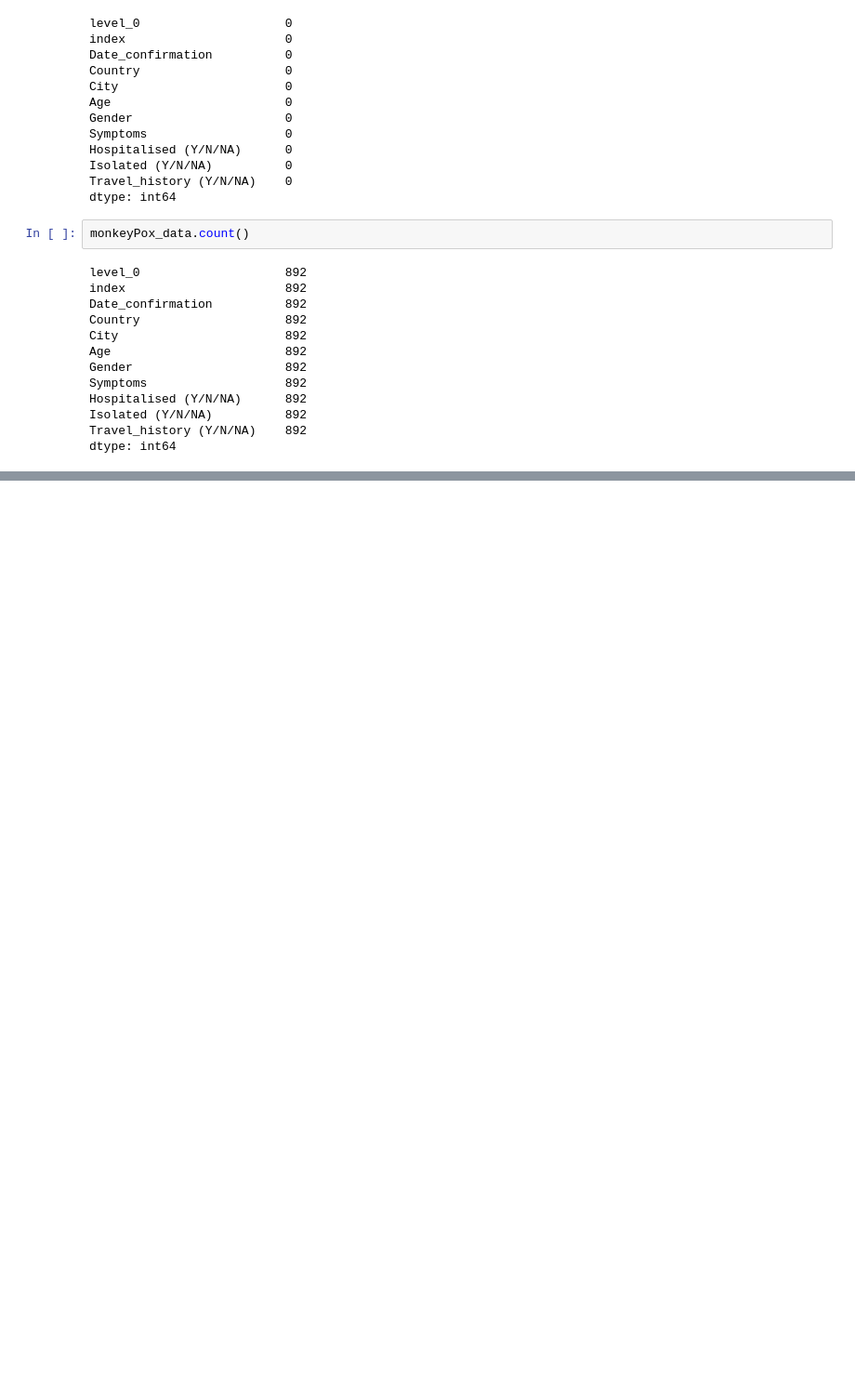
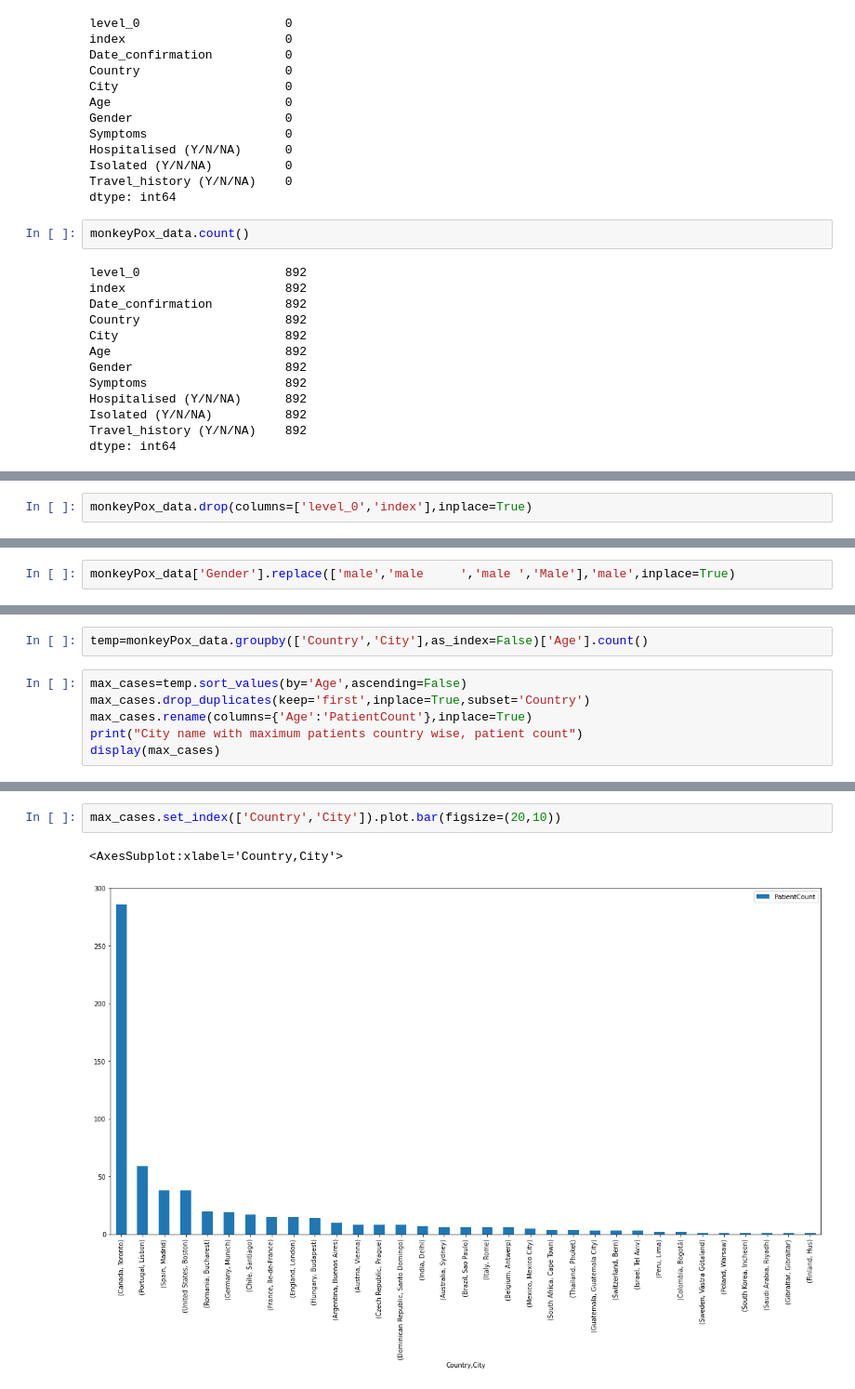
Before and after one commit to khanshahnwaz/MonkeyPoxDataAnalysis, a Jupyter notebook: MonkeyPoxAnalysis.ipynb, the cells around one changed output, grey strips where cells are left out. Shown at 93% size. Drawn from its saved outputs; the diff is of its cells as text; blank space fills up the shorter version.

```diff
--- a/MonkeyPoxAnalysis.ipynb
+++ b/MonkeyPoxAnalysis.ipynb
@@ -414,0 +247,2 @@ dtype: int64
+# %%
+monkeyPox_data.drop(columns=['level_0','index'],inplace=True)
@@ -414,0 +264,2 @@ dtype: int64
+# %%
+monkeyPox_data['Gender'].replace(['male','male     ','male ','Male'],'male',inplace=True)
@@ -414,0 +285,8 @@ dtype: int64
+# %%
+temp=monkeyPox_data.groupby(['Country','City'],as_index=False)['Age'].count()
+# %%
+max_cases=temp.sort_values(by='Age',ascending=False)
+max_cases.drop_duplicates(keep='first',inplace=True,subset='Country')
+max_cases.rename(columns={'Age':'PatientCount'},inplace=True)
+print("City name with maximum patients country wise, patient count")
+display(max_cases)
@@ -414,0 +312,5 @@ dtype: int64
+# %%
+max_cases.set_index(['Country','City']).plot.bar(figsize=(20,10))
+# %% [output]
+<AxesSubplot:xlabel='Country,City'>
+[figure, added]
```
Also changed, not shown: parts of 91 cells of this notebook.
